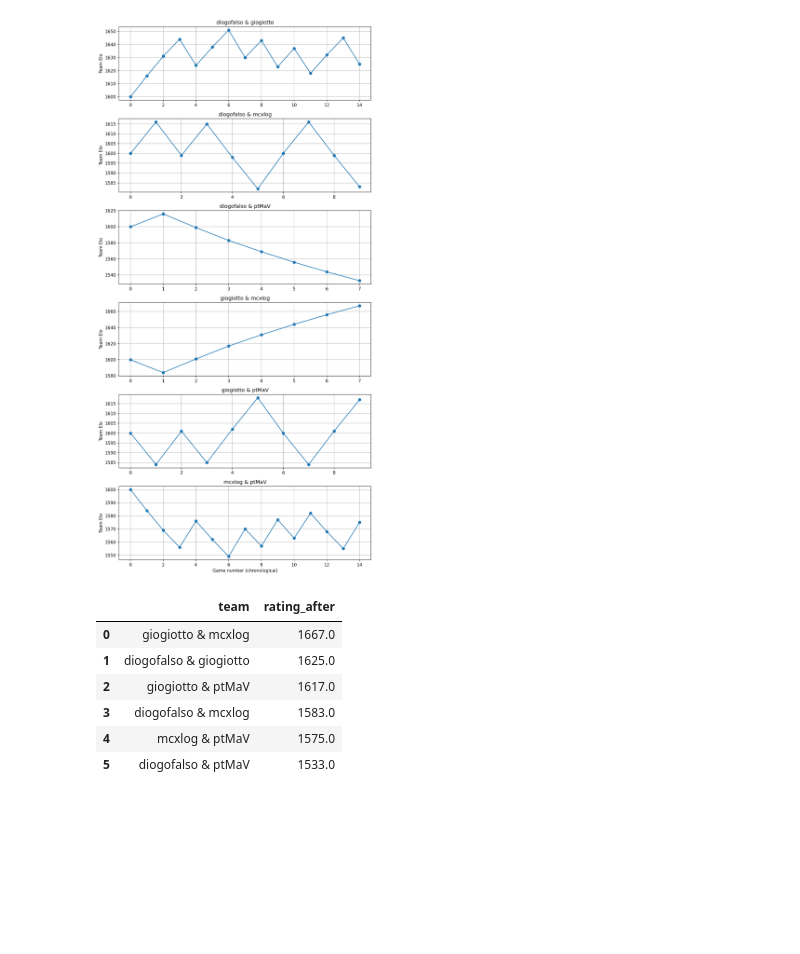
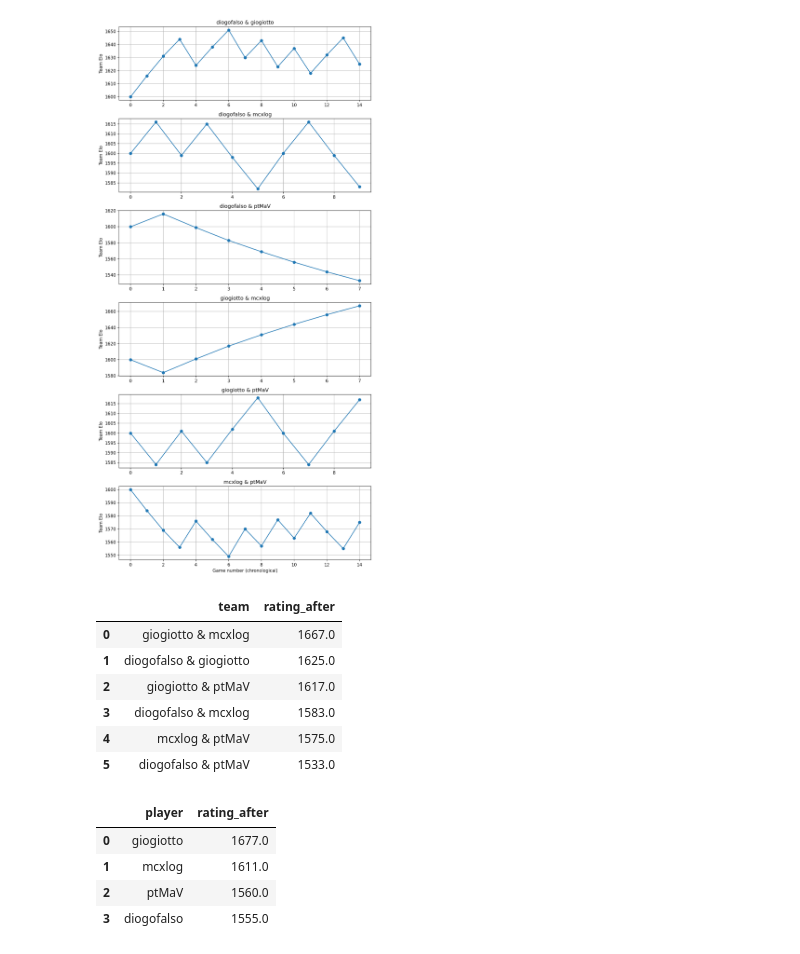
Before and after one commit to diogoalmeida/awbw_stats_aggregator, a Jupyter notebook: examples.ipynb, the cells around one changed output. Cells and saved outputs as stored; diff of their text form; code cells hidden in the pictures; blank space fills up the shorter version.

```diff
--- a/examples.ipynb
+++ b/examples.ipynb
@@ -160,11 +160,17 @@ latest_team_elo
 # %%
 # Latest player Elo table
 latest_player_elo = (
     elo_df.sort_values(["ended_on", "day", "game_id"])
     .groupby("player", as_index=False)
     .tail(1)
     .sort_values("rating_after", ascending=False)
-    [["player", "rating_after", "game_id", "day", "ended_on"]]
+    [["player", "rating_after"]]
     .reset_index(drop=True)
 )
 latest_player_elo
+# %% [output]
+|  | player | rating_after |
+| 0 | giogiotto | 1677.0 |
+| 1 | mcxlog | 1611.0 |
+| 2 | ptMaV | 1560.0 |
+| 3 | diogofalso | 1555.0 |
```
Also changed, not shown: 4 other files.
